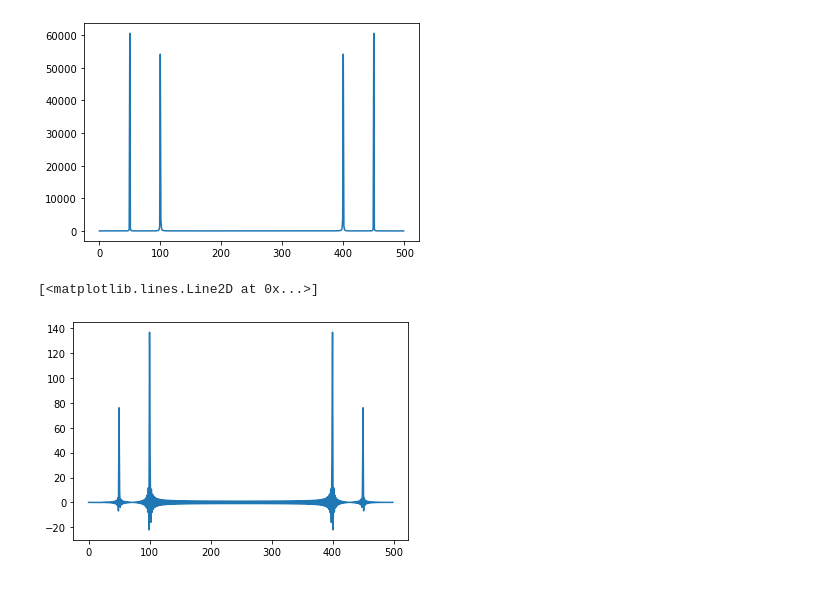
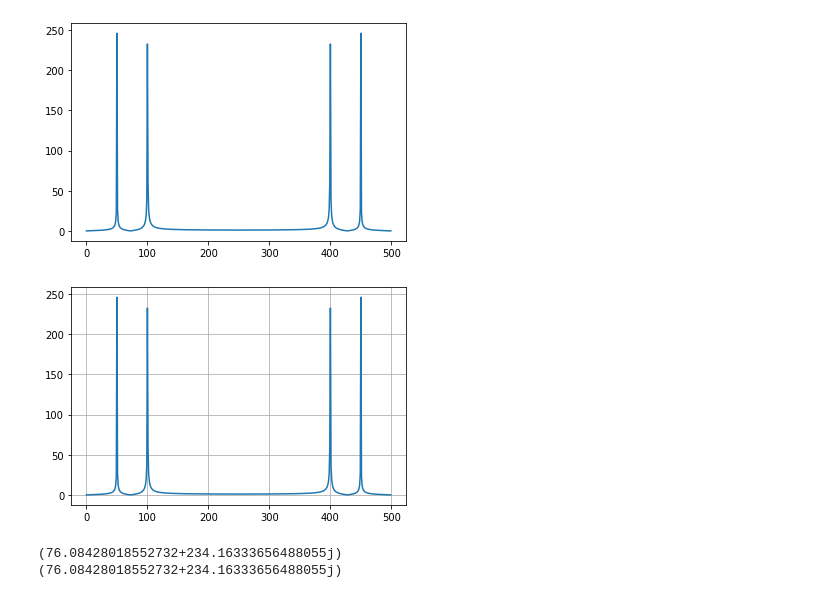
Before and after one commit to JuanDaAC/Los-tres-opticos, a Jupyter notebook: PruebasFourier.ipynb, the cells around one changed output. Drawn from its saved outputs; the diff is of its cells as text; code cells hidden in the pictures.

```diff
--- a/PruebasFourier.ipynb
+++ b/PruebasFourier.ipynb
@@ -1,45 +6,52 @@
 # %%
-import numpy as np
-import matplotlib.pyplot as plt
-
 #Numero de muestras
 N_x=500
 
 #rango en el cual se van a tomar las muestras de la función
 a=0
 b=2*np.pi
 L_x=b-a
 #la distancia entre samples es:
 delta_x=L_x/N_x
 
 #defino el vector con N entradas igualmente espaciadas, avanzando como n*delta_x donde n es un entero
 x=np.linspace(a,b,N_x)
 
 #defino la función objetivo
 Funcion=np.sin(50*x)+np.sin(100*x)
 
 #defino el ancho B_x si la señal está bien muestreada:
 B_x=N_x/L_x
 
 #defino el vector del espacio de frecuencias que tiene un tamaño B_x, y un paso de 1/L_x
 f_x=np.arange(0,B_x,1/L_x)
 
 #vector vacio del tamaño de mi vector de frecuencias
 FFT_Funcion=[0]*len(f_x)
 
 #Fourier transform
-for m in range(0,len(f_x)):
+for m in range(0,len(f_x)-1):
     for n in range(0,N_x-1):
         FFT_Funcion[m]+=Funcion[n]*np.exp(-1j*2*np.pi*(n*m)/N_x)
 
-magnitude=np.abs(FFT_Funcion)**2
 
-plt.plot(magnitude)
+magnitude=np.angle(FFT_Funcion)
+plt.plot(np.abs(FFT_Funcion))
 plt.show()
+
+shift_Funcion=[0]*len(f_x)
+#Fourier transform
+for i in range(0,500):
+        shift_Funcion[i] = FFT_Funcion[i]*np.exp(1j*2*0*np.pi/500)
+
+
+plt.plot(np.abs(shift_Funcion))
+plt.grid("tiny")
+plt.show()
+print(FFT_Funcion[450])
+print(shift_Funcion[450])
 # %% [output]
-[figure, old version]
+[figure, new version]
+[figure, added]
+(76.08428018552732+234.16333656488055j)
+(76.08428018552732+234.16333656488055j)
-# %%
-plt.plot(np.fft.fft(np.fft.fftshift(Funcion)))
-# %% [output]
-[<matplotlib.lines.Line2D at 0x...>]
-[figure, removed]
```
Also changed, not shown: parts of 6 cells of this notebook.
